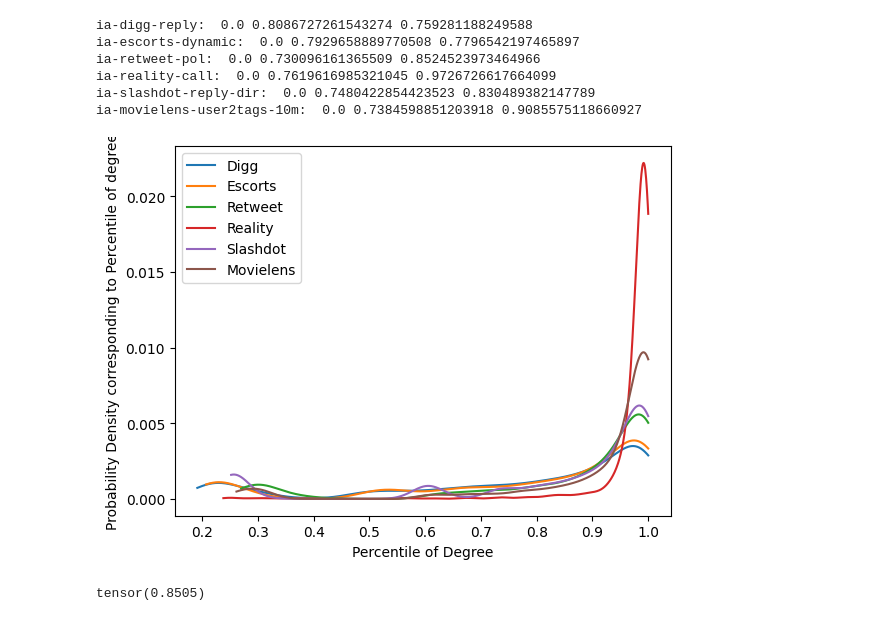
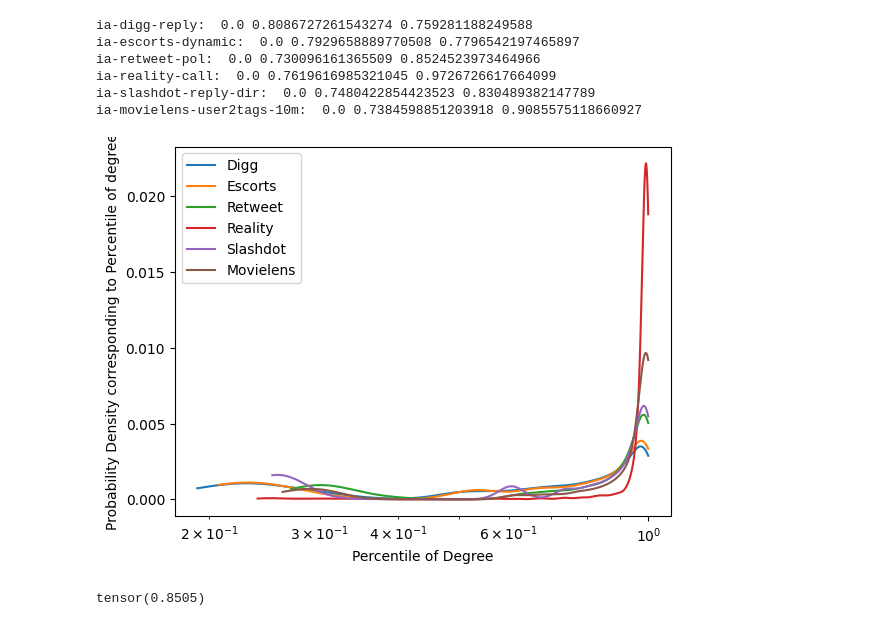
Before and after one commit to webster-781/DyGLib, a Jupyter notebook: scripts/dataset_analysis.ipynb, the cells around one changed output. Cells and saved outputs as stored; diff of their text form; code cells hidden in the pictures.

```diff
--- a/scripts/dataset_analysis.ipynb
+++ b/scripts/dataset_analysis.ipynb
@@ -10,6 +9,0 @@ ALL_DATASETS = ["ia-reality-call", "ia-digg-reply", "ia-escorts-dynamic", "ia-re
-# %%
-for data_name in ALL_DATASETS:
-    node_feats = np.load(f'/home/ayush/DyGLib/processed_data/{data_name}/ml_{data_name}_node.npy')
-    print(data_name)
-    print(node_feats.shape[1])
-    print(len([i for i in range(node_feats.shape[1]) if len(torch.from_numpy(node_feats[:, i]).unique()) > 1]))
@@ -409,33 +418,34 @@ ia-reality-call:  0.0 0.7619616985321045 0.9726726617664099
 ia-slashdot-reply-dir:  0.0 0.7480422854423523 0.830489382147789
 ia-movielens-user2tags-10m:  0.0 0.7384598851203918 0.9085575118660927
 # %%
+from matplotlib import pyplot as plt
 datasets = ["ia-digg-reply", "ia-escorts-dynamic", "ia-retweet-pol", "ia-reality-call", "ia-slashdot-reply-dir", "ia-movielens-user2tags-10m"]
 from scipy.stats import gaussian_kde
 plt.figure()
 for dat in datasets:
     x = 1 - dct[dat]
     data_array = x.numpy()
     kde = gaussian_kde(data_array, bw_method='scott')
 
     # Create a range of values for flipper length
     x_vals = np.linspace(data_array.min(), data_array.max(), 1000)
 
     # Evaluate the KDE on this range
     kde_vals = kde(x_vals)
 
     # Normalize the KDE values so the area under the curve is 1
     kde_vals /= kde_vals.sum()
-
+    plt.xscale('log')
     # Plot the normalized KDE
     plt.plot(x_vals, kde_vals)
 
 # Add labels and title
 plt.xlabel('Percentile of Degree')
 plt.ylabel('Probability Density corresponding to Percentile of degree')
 plt.legend([dat.split("-")[1].capitalize() for dat in datasets])
 plt.show()
 # %% [output]
-[figure, old version]
+[figure, new version]
 # %%
 torch.tensor([1 - dct[dat].mean().item() for dat in datasets]).mean()
 # %% [output]
```
Also changed, not shown: parts of 4 cells of this notebook, 12 other files.
